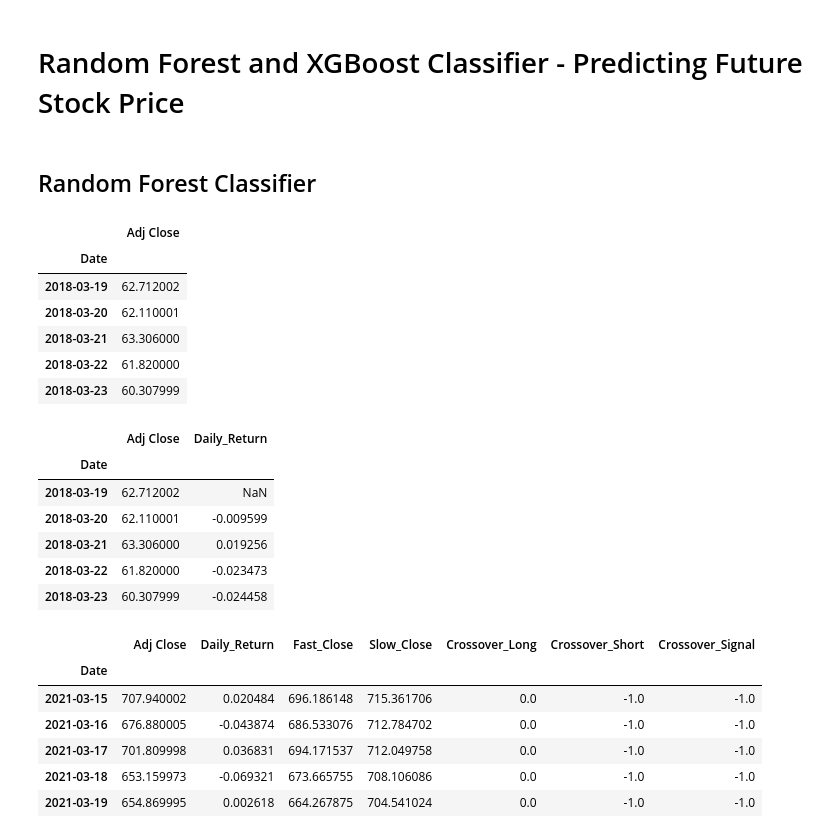
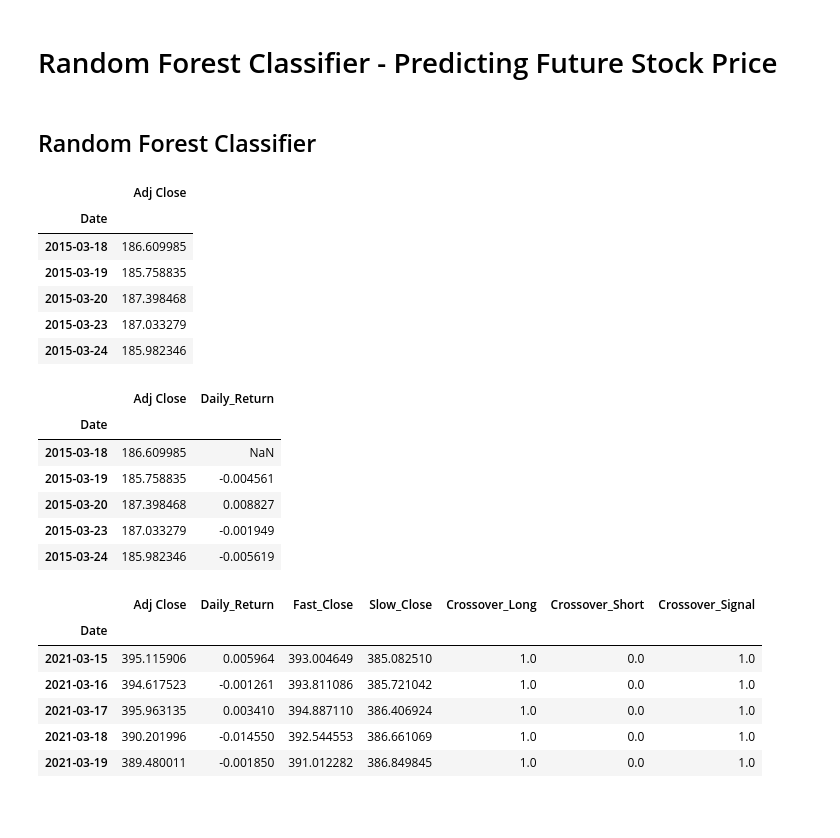
Before and after one commit to dbogatic/stock-evaluation, a Jupyter notebook: stock_price_predictors/classification_models/random_forest_classifier.ipynb, the cells around one changed output. Drawn from its saved outputs; the diff is of its cells as text; code cells hidden in the pictures; blank space fills up the shorter version.

```diff
--- a/stock_price_predictors/classification_models/random_forest_classifier.ipynb
+++ b/stock_price_predictors/classification_models/random_forest_classifier.ipynb
@@ -1,5 +1,5 @@
 # %% [markdown]
-# Random Forest and XGBoost Classifier - Predicting Future Stock Price
+# Random Forest Classifier - Predicting Future Stock Price
 # %% [markdown]
 ## Random Forest Classifier
 # %%
@@ -18,18 +18,18 @@ from sklearn.metrics import classification_report
 %matplotlib inline
 # %%
 # Read in stock historical prices and calculate daily return
-stock_prices = pd.read_csv("../Resources/stock_historical_prices.csv")
+stock_prices = pd.read_csv("/Users/draganbogatic/Documents/Fin_Tech/stock-evaluation/Resources/stock_historical_prices.csv")
 stock_prices = stock_prices.set_index("Date")
 stock_prices.dropna(inplace=True)
 stock_prices.head()
 # %% [output]
 |  | Adj Close |
 | Date |  |
-| 2018-03-19 | 62.712002 |
-| 2018-03-20 | 62.110001 |
-| 2018-03-21 | 63.306000 |
-| 2018-03-22 | 61.820000 |
-| 2018-03-23 | 60.307999 |
+| 2015-03-18 | 186.609985 |
+| 2015-03-19 | 185.758835 |
+| 2015-03-20 | 187.398468 |
+| 2015-03-23 | 187.033279 |
+| 2015-03-24 | 185.982346 |
 # %%
 # Drop NAs and calculate daily percent return
 stock_prices['Daily_Return'] = stock_prices['Adj Close'].dropna().pct_change()
@@ -37,11 +37,11 @@ stock_prices.head()
 # %% [output]
 |  | Adj Close | Daily_Return |
 | Date |  |  |
-| 2018-03-19 | 62.712002 | NaN |
-| 2018-03-20 | 62.110001 | -0.009599 |
-| 2018-03-21 | 63.306000 | 0.019256 |
-| 2018-03-22 | 61.820000 | -0.023473 |
-| 2018-03-23 | 60.307999 | -0.024458 |
+| 2015-03-18 | 186.609985 | NaN |
+| 2015-03-19 | 185.758835 | -0.004561 |
+| 2015-03-20 | 187.398468 | 0.008827 |
+| 2015-03-23 | 187.033279 | -0.001949 |
+| 2015-03-24 | 185.982346 | -0.005619 |
 # %%
 # Set short and long windows
 short_window = 1
@@ -60,11 +60,11 @@ stock_prices.tail()
 # %% [output]
 |  | Adj Close | Daily_Return | Fast_Close | Slow_Close | Crossover_Long | Crossover_Short | Crossover_Signal |
 | Date |  |  |  |  |  |  |  |
-| 2021-03-15 | 707.940002 | 0.020484 | 696.186148 | 715.361706 | 0.0 | -1.0 | -1.0 |
-| 2021-03-16 | 676.880005 | -0.043874 | 686.533076 | 712.784702 | 0.0 | -1.0 | -1.0 |
-| 2021-03-17 | 701.809998 | 0.036831 | 694.171537 | 712.049758 | 0.0 | -1.0 | -1.0 |
-| 2021-03-18 | 653.159973 | -0.069321 | 673.665755 | 708.106086 | 0.0 | -1.0 | -1.0 |
-| 2021-03-19 | 654.869995 | 0.002618 | 664.267875 | 704.541024 | 0.0 | -1.0 | -1.0 |
+| 2021-03-15 | 395.115906 | 0.005964 | 393.004649 | 385.082510 | 1.0 | 0.0 | 1.0 |
+| 2021-03-16 | 394.617523 | -0.001261 | 393.811086 | 385.721042 | 1.0 | 0.0 | 1.0 |
+| 2021-03-17 | 395.963135 | 0.003410 | 394.887110 | 386.406924 | 1.0 | 0.0 | 1.0 |
+| 2021-03-18 | 390.201996 | -0.014550 | 392.544553 | 386.661069 | 1.0 | 0.0 | 1.0 |
+| 2021-03-19 | 389.480011 | -0.001850 | 391.012282 | 386.849845 | 1.0 | 0.0 | 1.0 |
 # %%
 # Plot EMA
 stock_prices[['Adj Close', 'Fast_Close', 'Slow_Close']].plot(figsize=(20,10))
```
Also changed, not shown: parts of 21 cells of this notebook, 7 other files.
